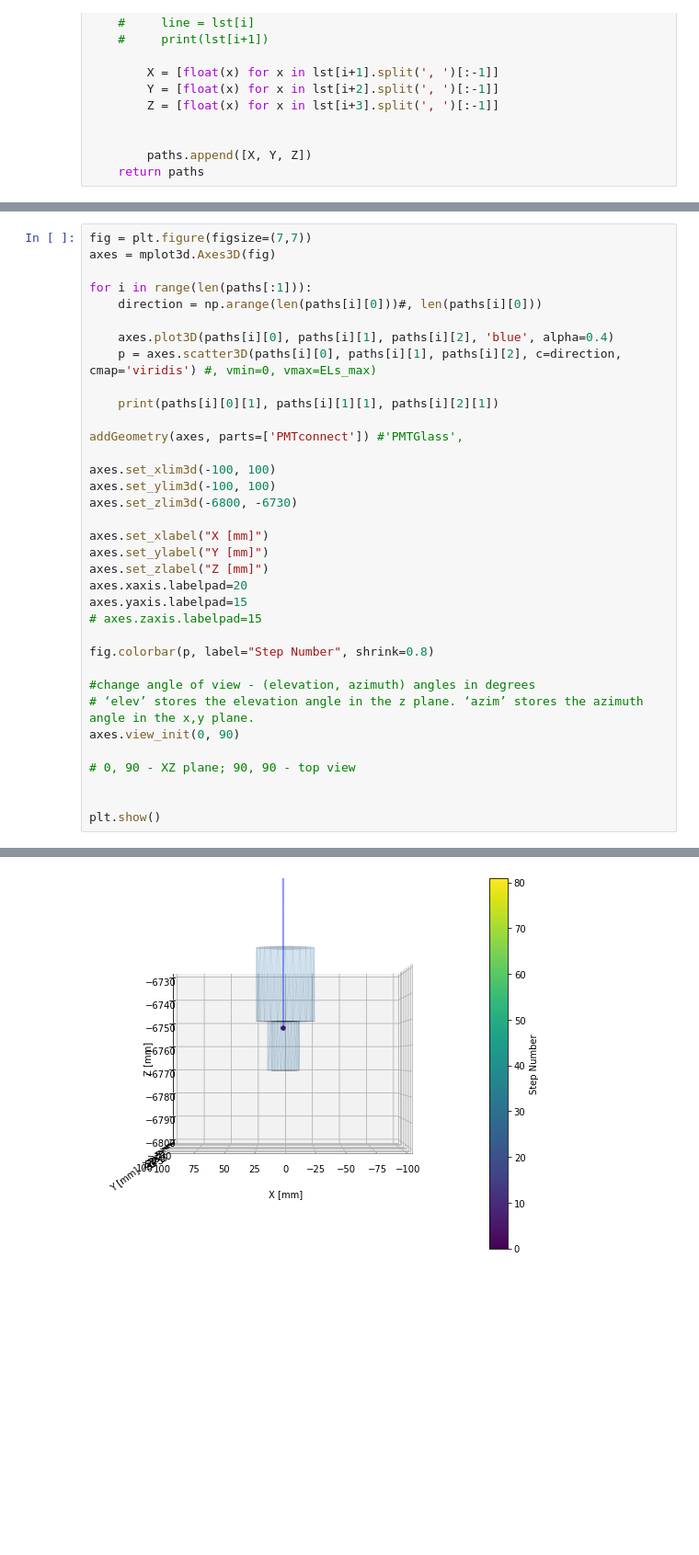
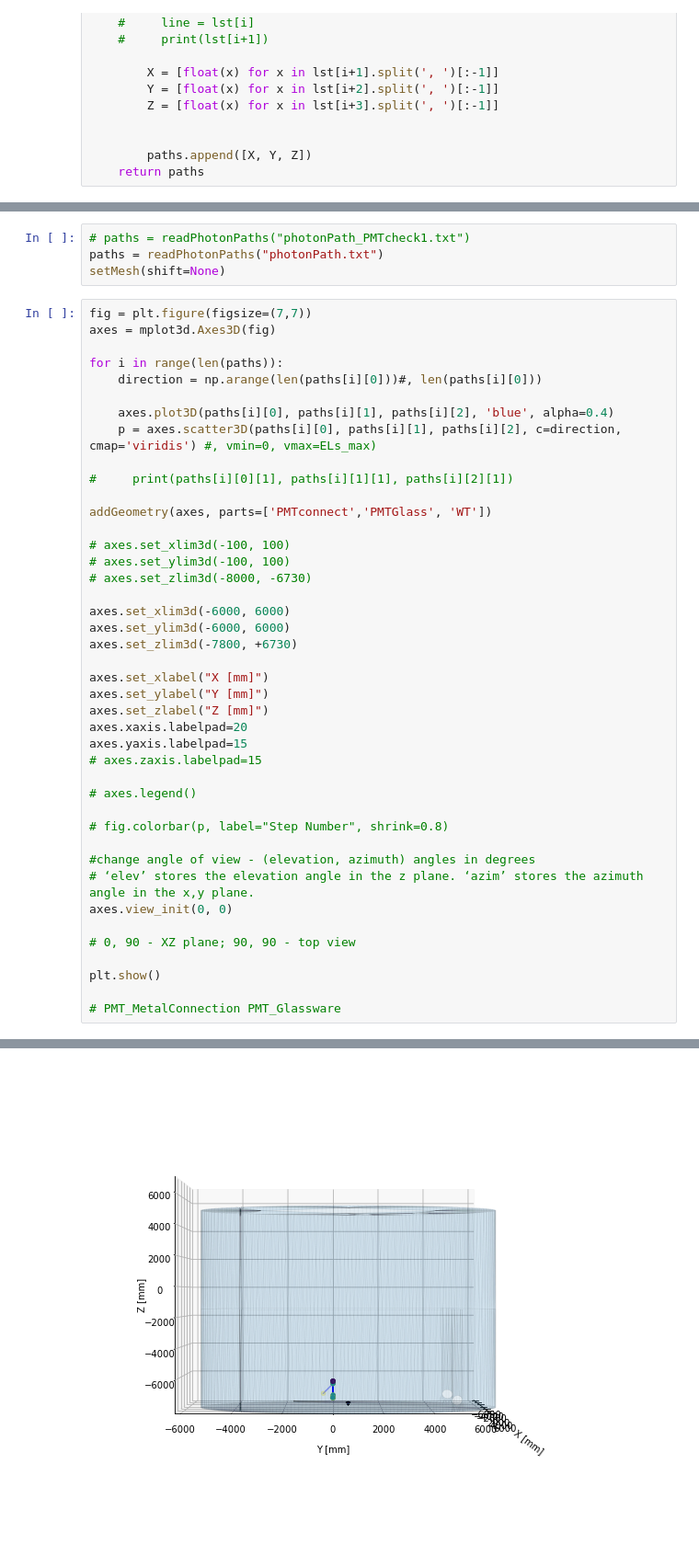
Before and after one commit to eklem1/OD_work, a Jupyter notebook: hfiles.ipynb, the cells around one changed output, grey strips where cells are left out. Shown at 92% size. Drawn from its saved outputs; the diff is of its cells as text; blank space fills up the shorter version.

Commit message:
Fixed the photon problem, updated graphing

```diff
--- a/hfiles.ipynb
+++ b/hfiles.ipynb
@@ -270,23 +277,31 @@ def addGeometry(ax, parts='all'):
         geometryPart.set_edgecolor(colors[0])
         geometryPart.set_facecolor(facecolor[i])
         ax.add_collection3d(geometryPart)
+# %%
+# paths = readPhotonPaths("photonPath_PMTcheck1.txt")
+paths = readPhotonPaths("photonPath.txt")
+setMesh(shift=None)
 # %%
 fig = plt.figure(figsize=(7,7))
 axes = mplot3d.Axes3D(fig)
 
-for i in range(len(paths[:1])):
+for i in range(len(paths)):
     direction = np.arange(len(paths[i][0]))#, len(paths[i][0]))
 
     axes.plot3D(paths[i][0], paths[i][1], paths[i][2], 'blue', alpha=0.4)
     p = axes.scatter3D(paths[i][0], paths[i][1], paths[i][2], c=direction, cmap='viridis') #, vmin=0, vmax=ELs_max)
 
-    print(paths[i][0][1], paths[i][1][1], paths[i][2][1])
+#     print(paths[i][0][1], paths[i][1][1], paths[i][2][1])
 
-addGeometry(axes, parts=['PMTconnect']) #'PMTGlass',
+addGeometry(axes, parts=['PMTconnect','PMTGlass', 'WT'])
 
-axes.set_xlim3d(-100, 100)
-axes.set_ylim3d(-100, 100)
-axes.set_zlim3d(-6800, -6730)
+# axes.set_xlim3d(-100, 100)
+# axes.set_ylim3d(-100, 100)
+# axes.set_zlim3d(-8000, -6730)
+
+axes.set_xlim3d(-6000, 6000)
+axes.set_ylim3d(-6000, 6000)
+axes.set_zlim3d(-7800, +6730)
 
 axes.set_xlabel("X [mm]")
 axes.set_ylabel("Y [mm]")
@@ -295,14 +310,17 @@ axes.xaxis.labelpad=20
 axes.yaxis.labelpad=15
 # axes.zaxis.labelpad=15
 
-fig.colorbar(p, label="Step Number", shrink=0.8)
+# axes.legend()
+
+# fig.colorbar(p, label="Step Number", shrink=0.8)
 
 #change angle of view - (elevation, azimuth) angles in degrees
 # ‘elev’ stores the elevation angle in the z plane. ‘azim’ stores the azimuth angle in the x,y plane.
-axes.view_init(0, 90)
+axes.view_init(0, 0)
 
 # 0, 90 - XZ plane; 90, 90 - top view
 
+plt.show()
 
-plt.show()
+# PMT_MetalConnection PMT_Glassware
 # %% [output]
@@ -310 +327 @@ plt.show()
-[figure, old version]
+[figure, new version]
```
Also changed, not shown: parts of 4 cells of this notebook, 2 other files.
